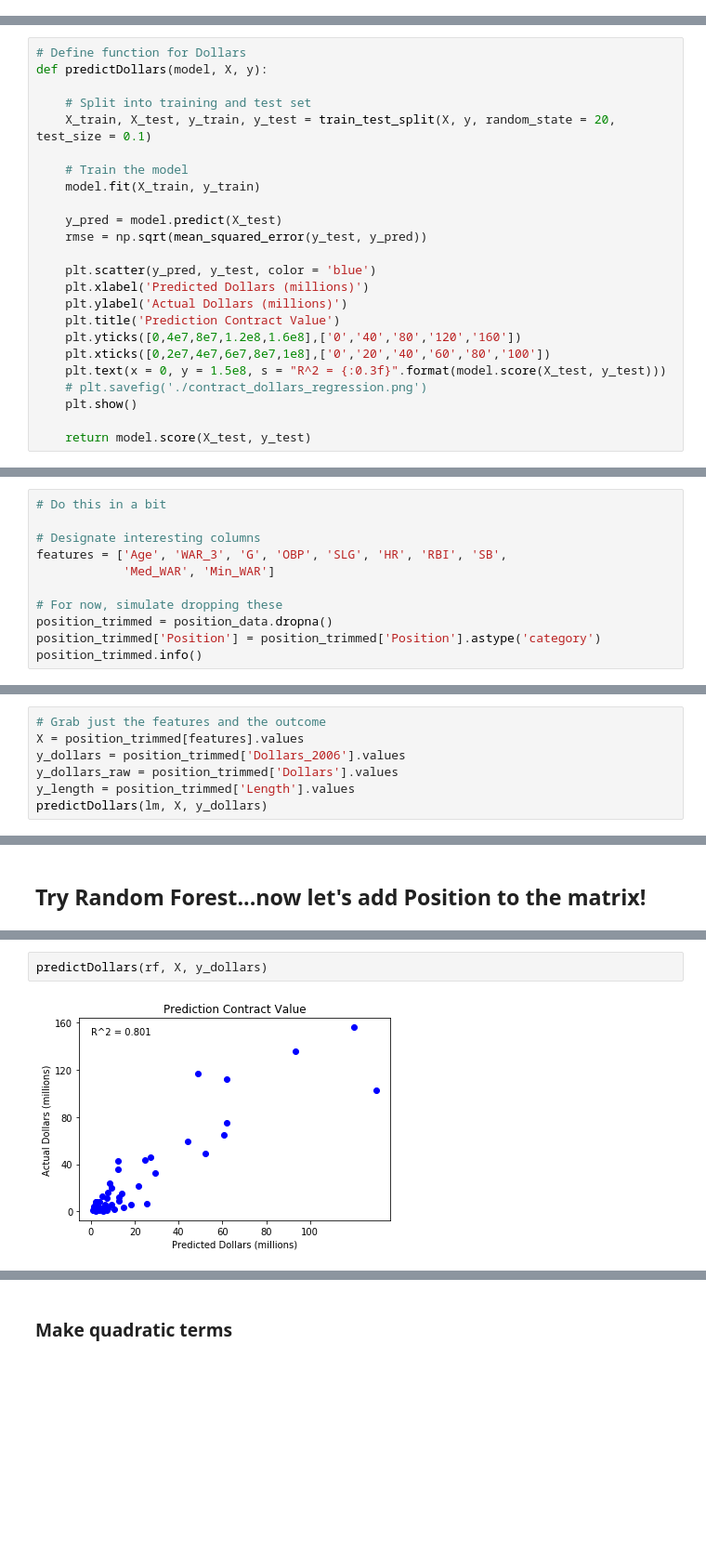
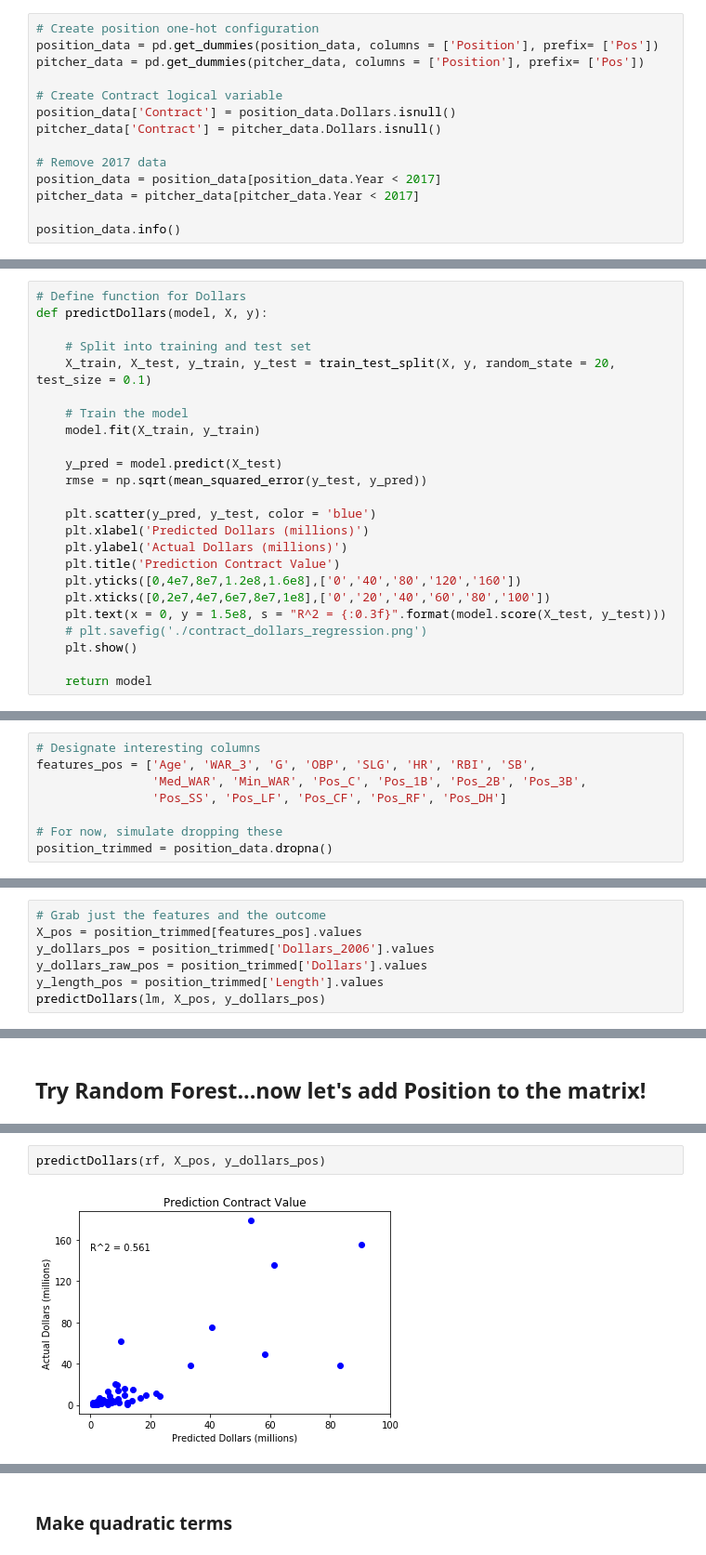
Before and after one commit to marichards/MLB_FA_Predictor, a Jupyter notebook: Regression.ipynb, the cells around one changed output, grey strips where cells are left out. Shown: that part at 93% size. Saved outputs shown, nothing was run; the diff lists cells and outputs as text; blank space fills up the shorter version.

```diff
--- a/Regression.ipynb
+++ b/Regression.ipynb
@@ -25,0 +48,14 @@ with open('position_data.pickle', 'rb') as file:
+# %%
+# Create position one-hot configuration
+position_data = pd.get_dummies(position_data, columns = ['Position'], prefix= ['Pos'])
+pitcher_data = pd.get_dummies(pitcher_data, columns = ['Position'], prefix= ['Pos'])
+
+# Create Contract logical variable
+position_data['Contract'] = position_data.Dollars.isnull()
+pitcher_data['Contract'] = pitcher_data.Dollars.isnull()
+
+# Remove 2017 data
+position_data = position_data[position_data.Year < 2017]
+pitcher_data = pitcher_data[pitcher_data.Year < 2017]
+
+position_data.info()
@@ -46,7 +100,7 @@ def predictDollars(model, X, y):
     # plt.savefig('./contract_dollars_regression.png')
     plt.show()
 
-    return model.score(X_test, y_test)
+    return model
 # %%
 # Definte function for contract length
 def predictLength(model, X, y):
@@ -78,13 +140,10 @@ Woo!
 
 ### Step 1: Predict which players will get contracts
 # %%
-# Do this in a bit
-
 # Designate interesting columns
-features = ['Age', 'WAR_3', 'G', 'OBP', 'SLG', 'HR', 'RBI', 'SB',
-            'Med_WAR', 'Min_WAR']
+features_pos = ['Age', 'WAR_3', 'G', 'OBP', 'SLG', 'HR', 'RBI', 'SB',
+                'Med_WAR', 'Min_WAR', 'Pos_C', 'Pos_1B', 'Pos_2B', 'Pos_3B',
+                'Pos_SS', 'Pos_LF', 'Pos_CF', 'Pos_RF', 'Pos_DH']
 
 # For now, simulate dropping these
 position_trimmed = position_data.dropna()
-position_trimmed['Position'] = position_trimmed['Position'].astype('category')
-position_trimmed.info()
@@ -117,9 +153,9 @@ See the caveats in the documentation: http://pandas.pydata.org/pandas-docs/stabl
 Make 2 models, and do it in 2006 dollars
 # %%
 # Grab just the features and the outcome
-X = position_trimmed[features].values
-y_dollars = position_trimmed['Dollars_2006'].values
-y_dollars_raw = position_trimmed['Dollars'].values
-y_length = position_trimmed['Length'].values
-predictDollars(lm, X, y_dollars)
+X_pos = position_trimmed[features_pos].values
+y_dollars_pos = position_trimmed['Dollars_2006'].values
+y_dollars_raw_pos = position_trimmed['Dollars'].values
+y_length_pos = position_trimmed['Length'].values
+predictDollars(lm, X_pos, y_dollars_pos)
 # %% [output]
@@ -151,4 +182,4 @@ rfc = RandomForestClassifier()
 # %%
-predictDollars(rf, X, y_dollars)
+predictDollars(rf, X_pos, y_dollars_pos)
 # %% [output]
-[figure, old version]
+[figure, new version]
```
Also changed, not shown: parts of 48 cells of this notebook.
